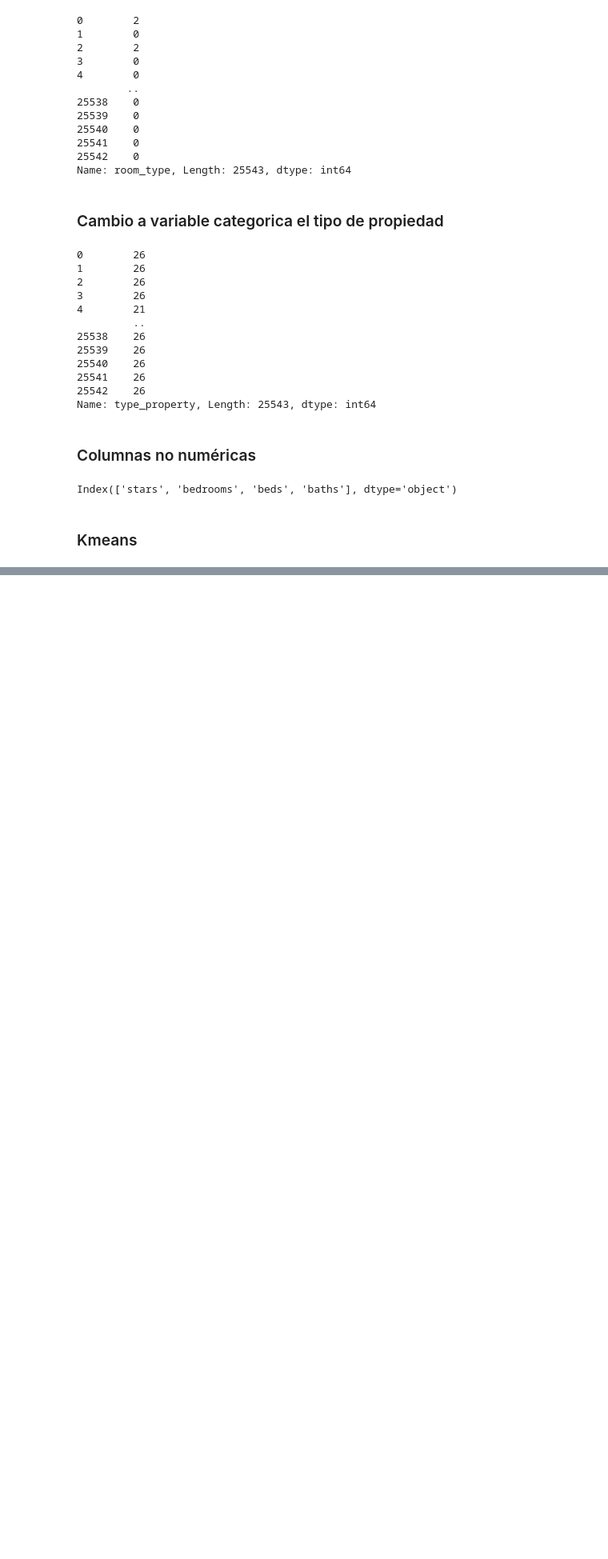
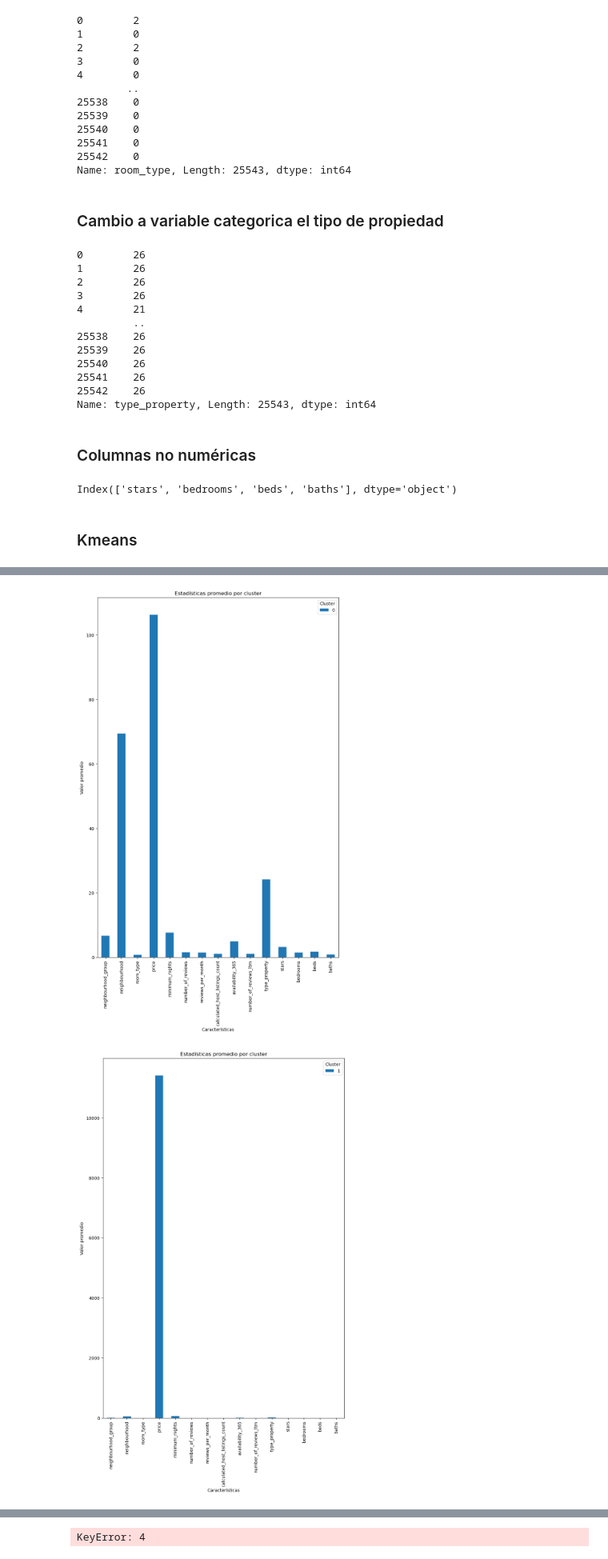
Before and after one commit to EstebanGomezVal/iteso-data-analytics, a Jupyter notebook: notebooks/Kmeans_madrid.ipynb, the cells around one changed output, grey strips where cells are left out. Shown at 80% size. Drawn from its saved outputs; the diff is of its cells as text; code cells hidden in the pictures; blank space fills up the shorter version.

```diff
--- a/notebooks/Kmeans_madrid.ipynb
+++ b/notebooks/Kmeans_madrid.ipynb
@@ -491,0 +548,7 @@ KMeans does not accept missing values encoded as NaN natively. For supervised le
+# %%
+kmeans = KMeans(n_clusters = 4, init = "k-means++", random_state = 24)
+clusters = kmeans.fit_predict(df)
+df["cluster"] = clusters
+# %%
+clusters = df.groupby("cluster").mean()
+clusters
@@ -491,0 +562,11 @@ KMeans does not accept missing values encoded as NaN natively. For supervised le
+# %%
+for x in list(range(0,5)):
+    clusters.loc[x].plot(kind = "bar", figsize=(10,15))
+    plt.xlabel('Características')
+    plt.ylabel('Valor promedio')
+    plt.title('Estadísticas promedio por cluster')
+    plt.legend(title = 'Cluster')
+    plt.show()
+# %% [output]
+[figure, added]
+[figure, added]
@@ -491,0 +575 @@ KMeans does not accept missing values encoded as NaN natively. For supervised le
+KeyError: 4
```
Also changed, not shown: parts of 12 cells of this notebook.
